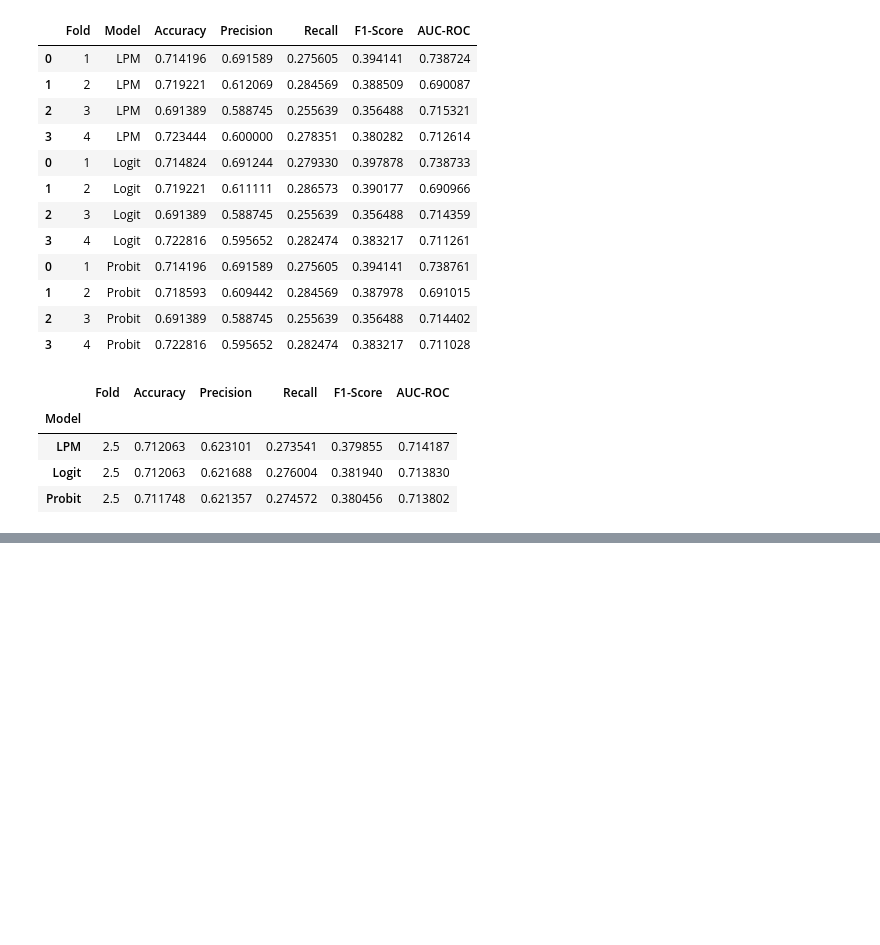
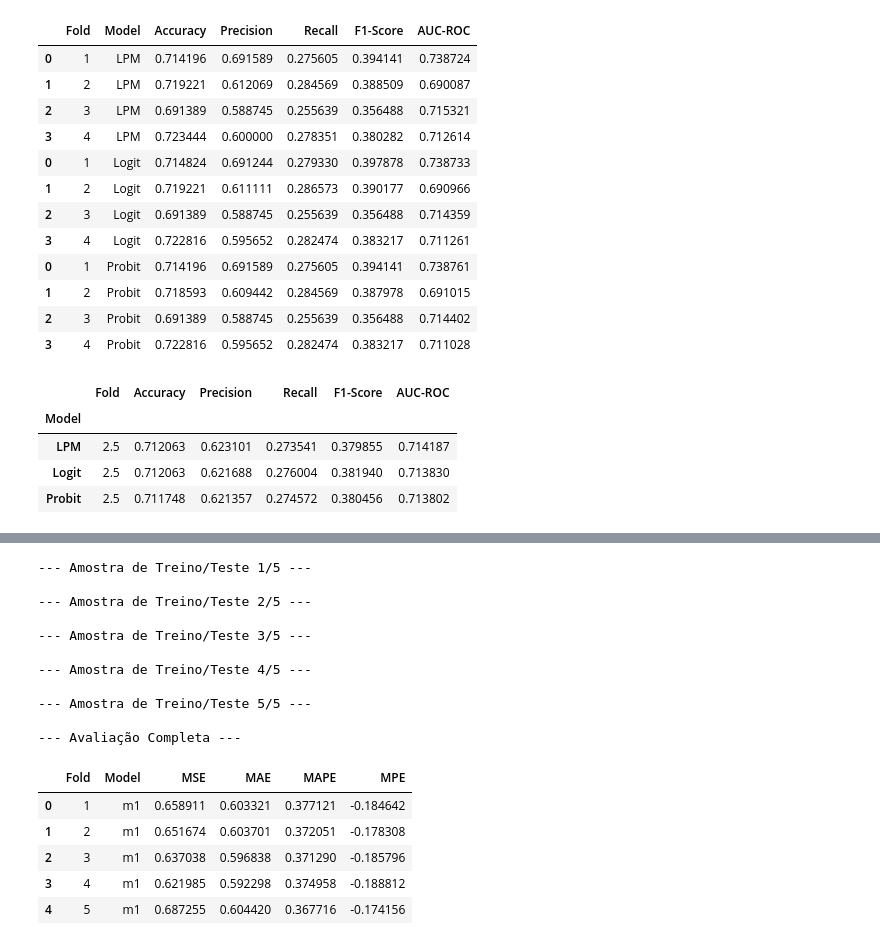
Before and after one commit to ronan-cunha/machine-learning-course, a Jupyter notebook: Notebooks/aula_8_avaliacao_modelos.ipynb, the cells around one changed output, grey strips where cells are left out. Cells and saved outputs as stored; diff of their text form; code cells hidden in the pictures; blank space fills up the shorter version.

```diff
--- a/Notebooks/aula_8_avaliacao_modelos.ipynb
+++ b/Notebooks/aula_8_avaliacao_modelos.ipynb
@@ -331,0 +407,58 @@ df_results.groupby('Model').mean()
+# %%
+# Definindo a fórmula do modelo
+formula = 'MEDV ~ MedInc + HouseAge + AveRooms'
+model =  'm1'
+
+# Lista para armazenar os resultados de cada fold
+all_fold_metrics = []
+
+for i, (train_index, test_index) in enumerate(kf.split(df_real)): # kf.split deve usar df_real que contem affair_scaled
+    print(f"\n--- Amostra de Treino/Teste {i+1}/{num_splits} ---")
+
+    # Dividir os dados em treino e teste (usando KFold para splits não sobrepostos)
+    df_train = df_real.iloc[train_index]
+    df_test = df_real.iloc[test_index]
+
+    # Instanciar e ajustar os modelos
+    classifier = RegressionModel('LPM')
+    classifier.fit(formula, df_train)
+
+
+    # Fazer previsões no conjunto de teste
+    y_true_regression = df_test['MEDV']
+
+    # As previsões são contínuas para métricas de regressão
+    preds_regression = classifier.predict(df_test)
+
+    # Avaliar o modelo e armazenar as métricas para o fold atual
+    fold_metrics = {
+        'Fold': i + 1,
+        'Model': model,
+        'MSE': mean_squared_error(y_true_regression, preds_regression),
+        'MAE': mean_absolute_error(y_true_regression, preds_regression),
+        'MAPE': mean_absolute_percentage_error(y_true_regression, preds_regression),
+        'MPE': np.mean(((y_true_regression - preds_regression) / (y_true_regression )))
+    }
+    all_fold_metrics.append(fold_metrics)
+
+print("\n--- Avaliação Completa ---")
+results_df1 = pd.DataFrame(all_fold_metrics)
+display(results_df1)
+# %% [output]
+--- Amostra de Treino/Teste 1/5 ---
+
+--- Amostra de Treino/Teste 2/5 ---
+
+--- Amostra de Treino/Teste 3/5 ---
+
+--- Amostra de Treino/Teste 4/5 ---
+
+--- Amostra de Treino/Teste 5/5 ---
+
+--- Avaliação Completa ---
+|  | Fold | Model | MSE | MAE | MAPE | MPE |
+| 0 | 1 | m1 | 0.658911 | 0.603321 | 0.377121 | -0.184642 |
+| 1 | 2 | m1 | 0.651674 | 0.603701 | 0.372051 | -0.178308 |
+| 2 | 3 | m1 | 0.637038 | 0.596838 | 0.371290 | -0.185796 |
+| 3 | 4 | m1 | 0.621985 | 0.592298 | 0.374958 | -0.188812 |
+| 4 | 5 | m1 | 0.687255 | 0.604420 | 0.367716 | -0.174156 |
```
Also changed, not shown: parts of 8 cells of this notebook.
